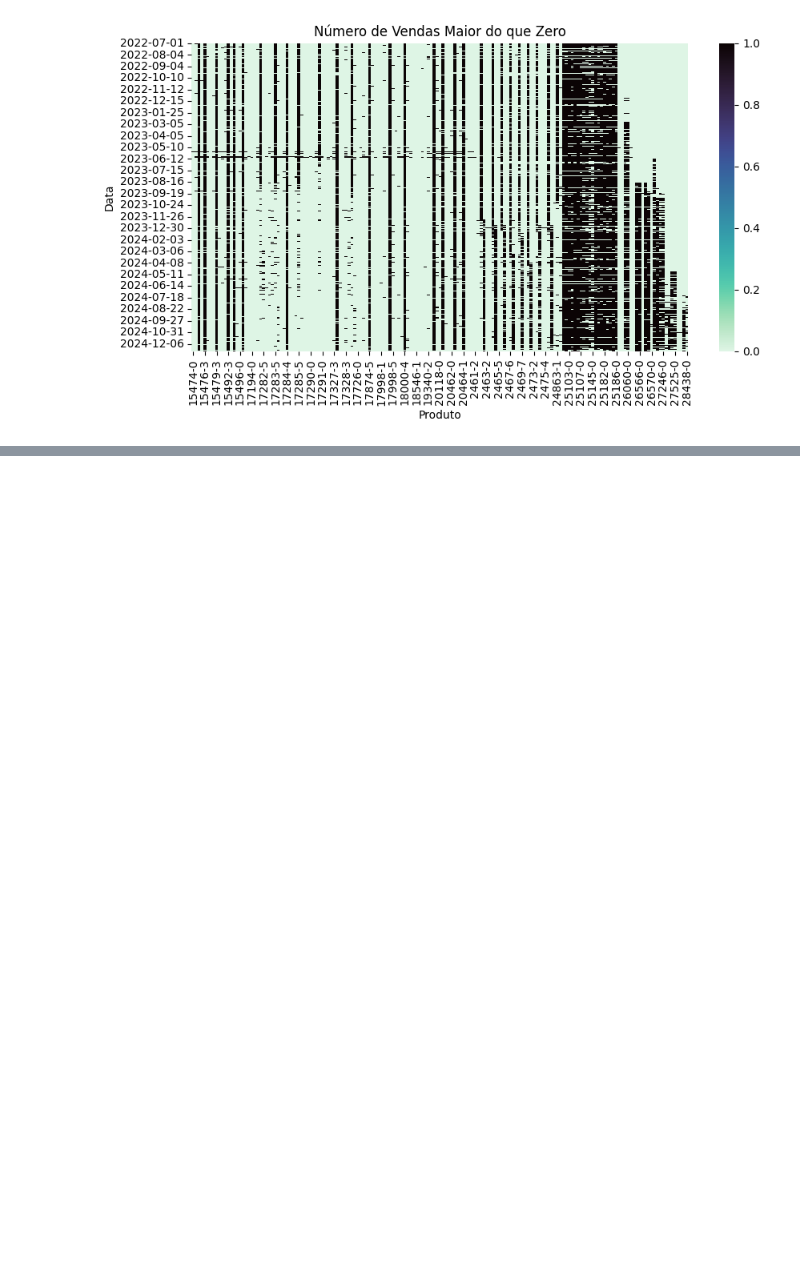
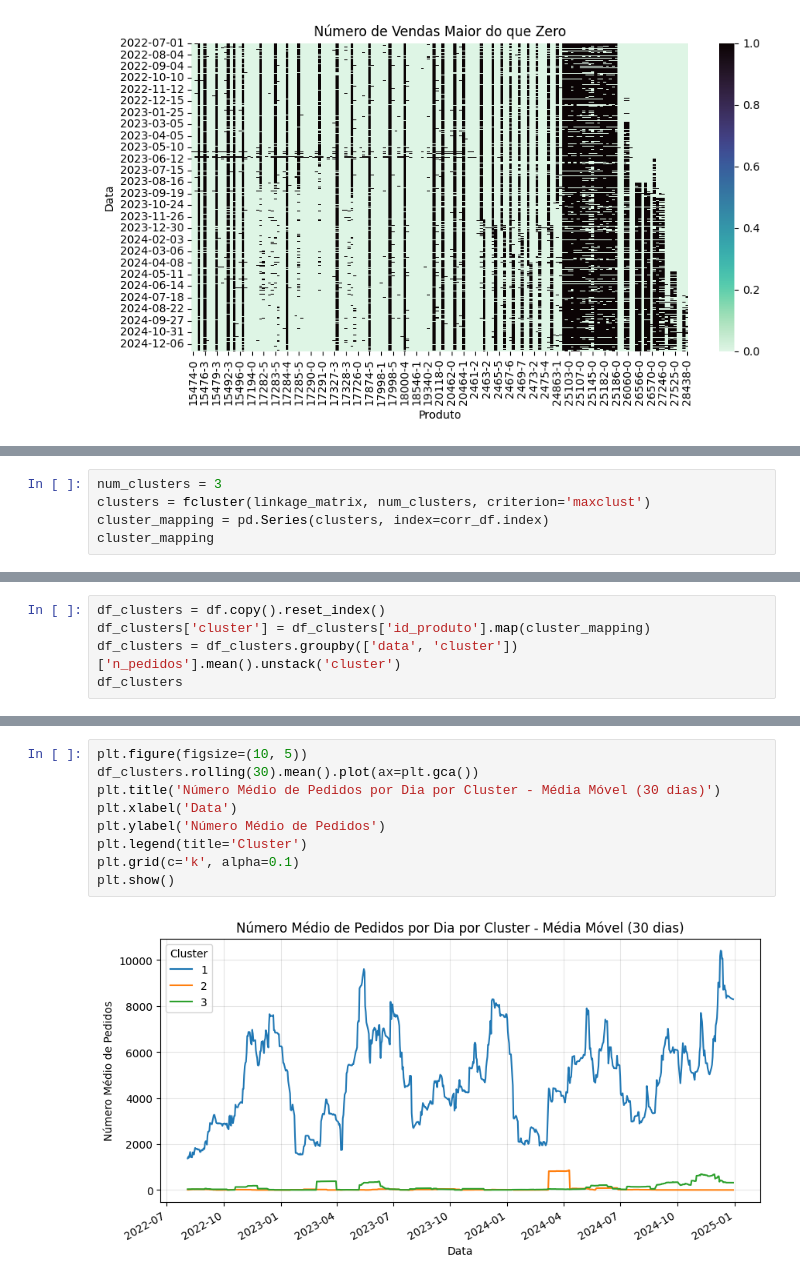
Before and after one commit to iagodantasf/a3_desafio_2, a Jupyter notebook: notebooks/eda.ipynb, the cells around one changed output, grey strips where cells are left out. Cells and saved outputs as stored; diff of their text form; blank space fills up the shorter version.

```diff
--- a/notebooks/eda.ipynb
+++ b/notebooks/eda.ipynb
@@ -336,0 +354,5 @@ plt.show()
+# %%
+num_clusters = 3
+clusters = fcluster(linkage_matrix, num_clusters, criterion='maxclust')
+cluster_mapping = pd.Series(clusters, index=corr_df.index)
+cluster_mapping
@@ -336,0 +380,5 @@ plt.show()
+# %%
+df_clusters = df.copy().reset_index()
+df_clusters['cluster'] = df_clusters['id_produto'].map(cluster_mapping)
+df_clusters = df_clusters.groupby(['data', 'cluster'])['n_pedidos'].mean().unstack('cluster')
+df_clusters
@@ -336,0 +400,11 @@ plt.show()
+# %%
+plt.figure(figsize=(10, 5))
+df_clusters.rolling(30).mean().plot(ax=plt.gca())
+plt.title('Número Médio de Pedidos por Dia por Cluster - Média Móvel (30 dias)')
+plt.xlabel('Data')
+plt.ylabel('Número Médio de Pedidos')
+plt.legend(title='Cluster')
+plt.grid(c='k', alpha=0.1)
+plt.show()
+# %% [output]
+[figure, added]
```
Also changed, not shown: parts of 6 cells of this notebook.
